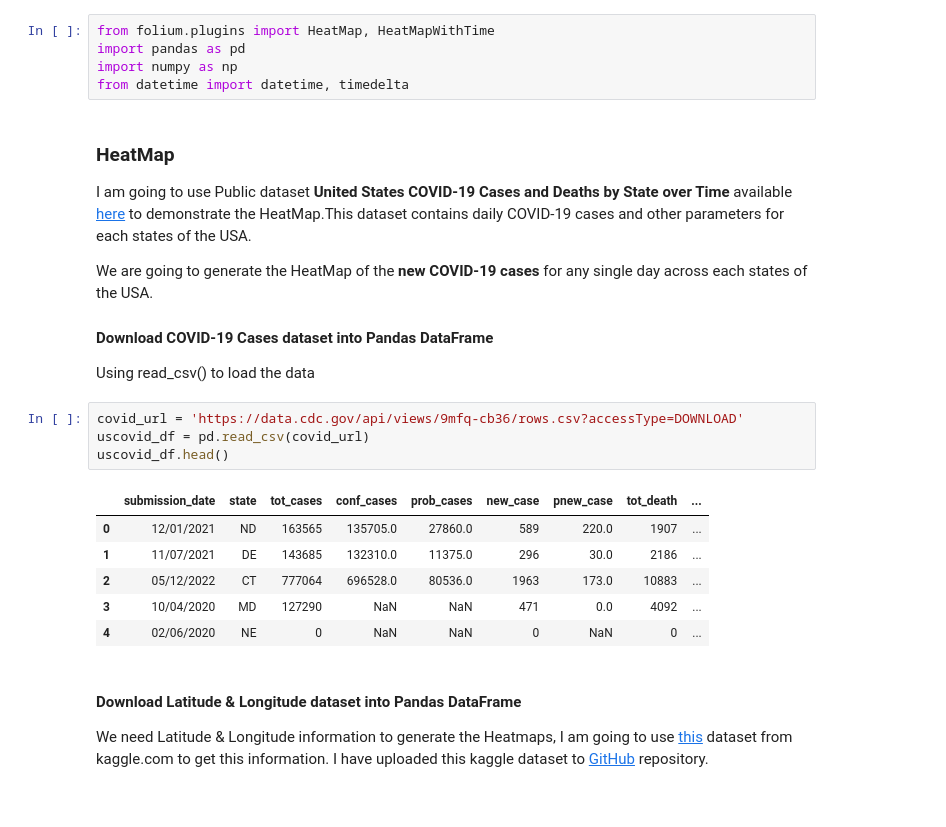
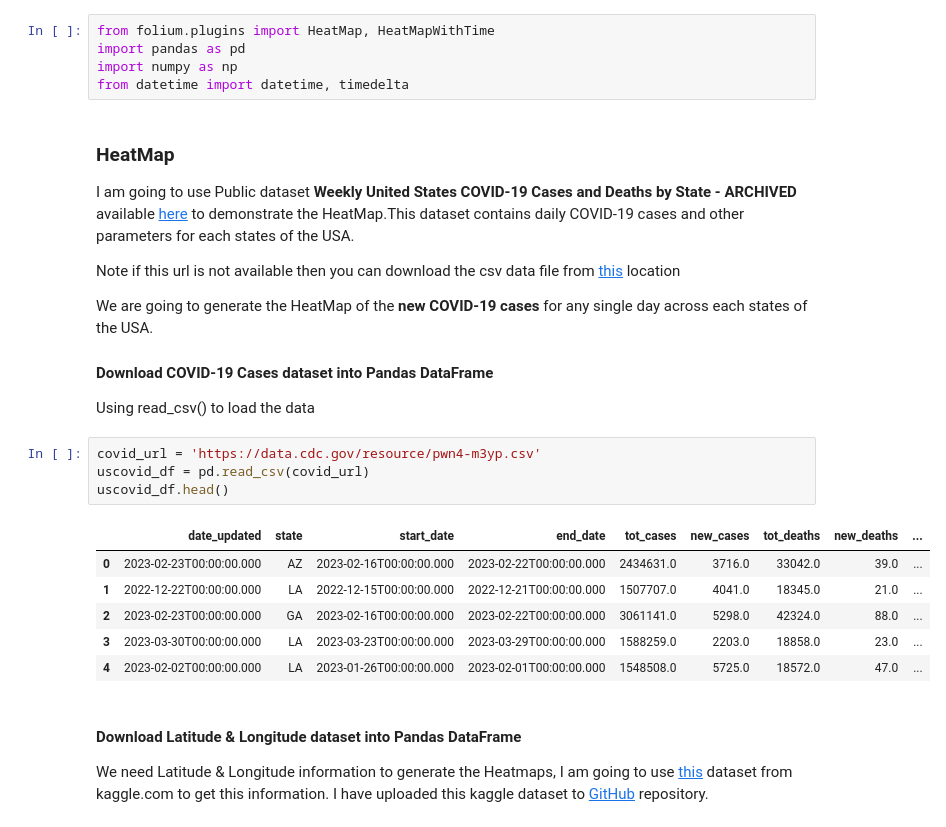
Before and after one commit to vinodvidhole/folium-heatmaps, a Jupyter notebook: interesting-heatmaps-using-python-folium.ipynb, the cells around one changed output. Drawn from its saved outputs; the diff is of its cells as text.

```diff
--- a/interesting-heatmaps-using-python-folium.ipynb
+++ b/interesting-heatmaps-using-python-folium.ipynb
@@ -100,23 +97,25 @@ from datetime import datetime, timedelta
 # %% [markdown]
 ### HeatMap
 
-I am going to use Public dataset **United States COVID-19 Cases and Deaths by State over Time** available [here](https://data.cdc.gov/Case-Surveillance/United-States-COVID-19-Cases-and-Deaths-by-State-o/9mfq-cb36/data) to demonstrate the HeatMap.This dataset contains daily COVID-19 cases and other parameters for each states of the USA.
+I am going to use Public dataset **Weekly United States COVID-19 Cases and Deaths by State - ARCHIVED** available [here](https://data.cdc.gov/Case-Surveillance/Weekly-United-States-COVID-19-Cases-and-Deaths-by-/pwn4-m3yp/about_data) to demonstrate the HeatMap.This dataset contains daily COVID-19 cases and other parameters for each states of the USA.
+
+Note if this url is not available then you can download the csv data file from [this](https://github.com/vinodvidhole/folium-heatmaps/blob/main/Weekly_United_States_COVID-19_Cases_and_Deaths_by_State_-_ARCHIVED_20250327.csv) location
 
 We are going to generate the HeatMap of the **new COVID-19 cases** for any single day across each states of the USA.
 
 #### Download COVID-19 Cases dataset into Pandas DataFrame
 Using read_csv() to load the data
 # %%
-covid_url = 'https://data.cdc.gov/api/views/9mfq-cb36/rows.csv?accessType=DOWNLOAD'
+covid_url = 'https://data.cdc.gov/resource/pwn4-m3yp.csv'
 uscovid_df = pd.read_csv(covid_url)
 uscovid_df.head()
 # %% [output]
-|  | submission_date | state | tot_cases | conf_cases | prob_cases | new_case | pnew_case | tot_death | ... |
-| 0 | 12/01/2021 | ND | 163565 | 135705.0 | 27860.0 | 589 | 220.0 | 1907 | ... |
-| 1 | 11/07/2021 | DE | 143685 | 132310.0 | 11375.0 | 296 | 30.0 | 2186 | ... |
-| 2 | 05/12/2022 | CT | 777064 | 696528.0 | 80536.0 | 1963 | 173.0 | 10883 | ... |
-| 3 | 10/04/2020 | MD | 127290 | NaN | NaN | 471 | 0.0 | 4092 | ... |
-| 4 | 02/06/2020 | NE | 0 | NaN | NaN | 0 | NaN | 0 | ... |
+|  | date_updated | state | start_date | end_date | tot_cases | new_cases | tot_deaths | new_deaths | ... |
+| 0 | 2023-02-23T00:00:00.000 | AZ | 2023-02-16T00:00:00.000 | 2023-02-22T00:00:00.000 | 2434631.0 | 3716.0 | 33042.0 | 39.0 | ... |
+| 1 | 2022-12-22T00:00:00.000 | LA | 2022-12-15T00:00:00.000 | 2022-12-21T00:00:00.000 | 1507707.0 | 4041.0 | 18345.0 | 21.0 | ... |
+| 2 | 2023-02-23T00:00:00.000 | GA | 2023-02-16T00:00:00.000 | 2023-02-22T00:00:00.000 | 3061141.0 | 5298.0 | 42324.0 | 88.0 | ... |
+| 3 | 2023-03-30T00:00:00.000 | LA | 2023-03-23T00:00:00.000 | 2023-03-29T00:00:00.000 | 1588259.0 | 2203.0 | 18858.0 | 23.0 | ... |
+| 4 | 2023-02-02T00:00:00.000 | LA | 2023-01-26T00:00:00.000 | 2023-02-01T00:00:00.000 | 1548508.0 | 5725.0 | 18572.0 | 47.0 | ... |
 # %% [markdown]
 #### Download Latitude & Longitude dataset into Pandas DataFrame
 We need Latitude & Longitude information to generate the Heatmaps, I am going to use [this](https://www.kaggle.com/datasets/paultimothymooney/latitude-and-longitude-for-every-country-and-state) dataset from kaggle.com to get this information. I have uploaded this kaggle dataset to [GitHub](https://github.com/vinodvidhole/folium-heatmaps) repository.
```
Also changed, not shown: parts of 15 cells of this notebook.
